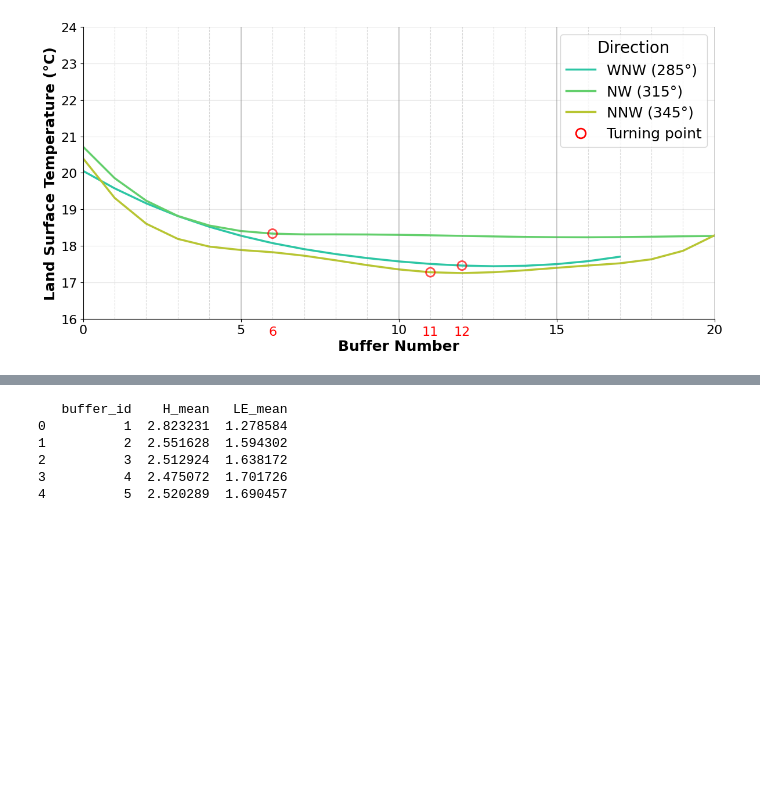
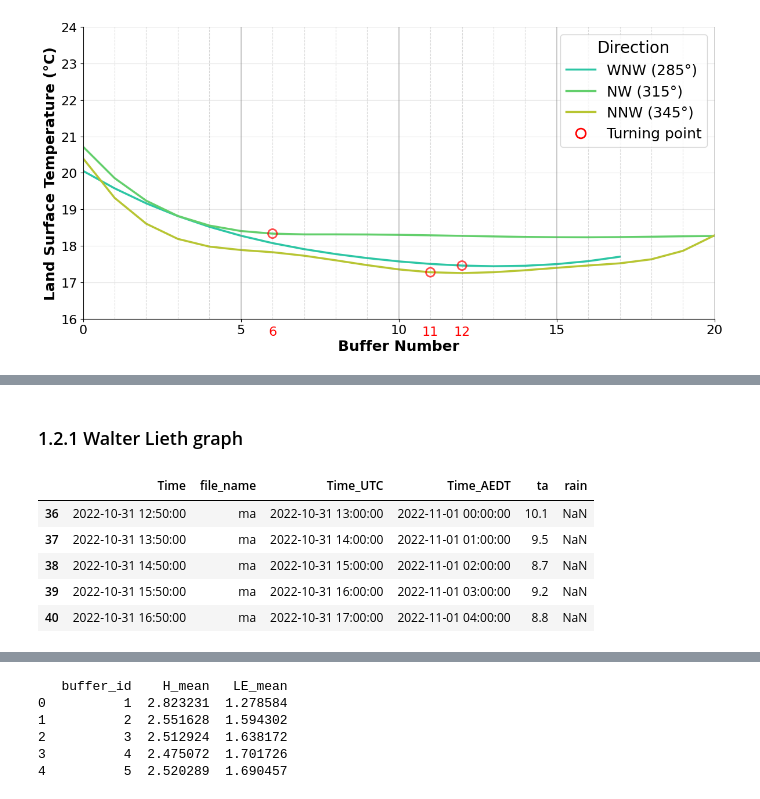
Before and after one commit to percyyvon-r/PhD-Chapter3-Diurnal-SUHII-Distribution, a Jupyter notebook: notebooks/PhD_chapter3_ypinb.ipynb, the cells around one changed output, grey strips where cells are left out. Drawn from its saved outputs; the diff is of its cells as text; code cells hidden in the pictures; blank space fills up the shorter version.

```diff
--- a/notebooks/PhD_chapter3_ypinb.ipynb
+++ b/notebooks/PhD_chapter3_ypinb.ipynb
@@ -1022,3 +1022,5 @@ https://researchdata.edu.au/latent-sensible-heat-2000-2023/2767950
 - Compute the Bowen ratio and the Evaporative Fraction (EF)
 
 ![Sensible, Latent heat fluxes, bowen ratio](../outputs/figures/map_sensible_latent_bowen_jpg.jpg)
+# %% [markdown]
+### 1.2.1 Walter Lieth graph
@@ -1024,0 +1058,56 @@ https://researchdata.edu.au/latent-sensible-heat-2000-2023/2767950
+# %%
+from datetime import timedelta
+
+#Change a column named "Report Date / Time" into "Time"
+bom_cleaned_df = merged_df.rename(columns={'Report Date / Time': 'Time'})
+
+bom_cleaned_df['Time'] = pd.to_datetime(
+    bom_cleaned_df['Time'],
+    dayfirst=True,
+    errors='coerce'
+)
+
+bom_cleaned_df['Time'] = pd.to_datetime(bom_cleaned_df['Time'], format="%Y-%m-%d %H:%M:%S", errors='coerce')
+
+# Shift 10 minutes forward so 00:50 → 01:00
+bom_cleaned_df['Time_UTC'] = bom_cleaned_df['Time'] + timedelta(minutes=10)
+
+# Round to hour
+bom_cleaned_df['Time_UTC'] = bom_cleaned_df['Time_UTC'].dt.floor('h')
+
+# Subtract 11 hours and create a new column 'Time'
+bom_cleaned_df['Time_AEDT'] = bom_cleaned_df['Time_UTC'] + pd.Timedelta(hours=11)
+
+#remove the extension on the file name
+bom_cleaned_df['file_name'] = bom_cleaned_df['file_name'].str[:-8]
+
+# Rename columns
+rename_map = {
+    'Air Temperature': 'ta',
+    'Rainfall': 'rain'
+}
+bom_cleaned_df = bom_cleaned_df.rename(columns=rename_map)
+
+
+# Select only needed columns (without ws_kn now)
+columns_to_keep = ['Time', 'file_name', 'Time_UTC', 'Time_AEDT', 'ta', 'rain']
+bom_cleaned_df = bom_cleaned_df[columns_to_keep]
+
+filtered_df = bom_cleaned_df[
+    (bom_cleaned_df['Time_AEDT'] >= pd.Timestamp('2022-11-01 00:00:00')) &
+    (bom_cleaned_df['Time_AEDT'] <  pd.Timestamp('2023-02-01 00:00:00'))
+]
+
+
+# Save filtereded
+filtered_df.to_csv(r"C:\Users\percy\Documents\studies\visual_studio_code\PhD-chapter3-SUHII\data\csv\07_rainfall_tmean.csv", index=False)
+
+# Preview first 5 rows
+display(filtered_df.head(5))
+# %% [output]
+|  | Time | file_name | Time_UTC | Time_AEDT | ta | rain |
+| 36 | 2022-10-31 12:50:00 | ma | 2022-10-31 13:00:00 | 2022-11-01 00:00:00 | 10.1 | NaN |
+| 37 | 2022-10-31 13:50:00 | ma | 2022-10-31 14:00:00 | 2022-11-01 01:00:00 | 9.5 | NaN |
+| 38 | 2022-10-31 14:50:00 | ma | 2022-10-31 15:00:00 | 2022-11-01 02:00:00 | 8.7 | NaN |
+| 39 | 2022-10-31 15:50:00 | ma | 2022-10-31 16:00:00 | 2022-11-01 03:00:00 | 9.2 | NaN |
+| 40 | 2022-10-31 16:50:00 | ma | 2022-10-31 17:00:00 | 2022-11-01 04:00:00 | 8.8 | NaN |
```
Also changed, not shown: parts of 8 cells of this notebook, 50 other files.
